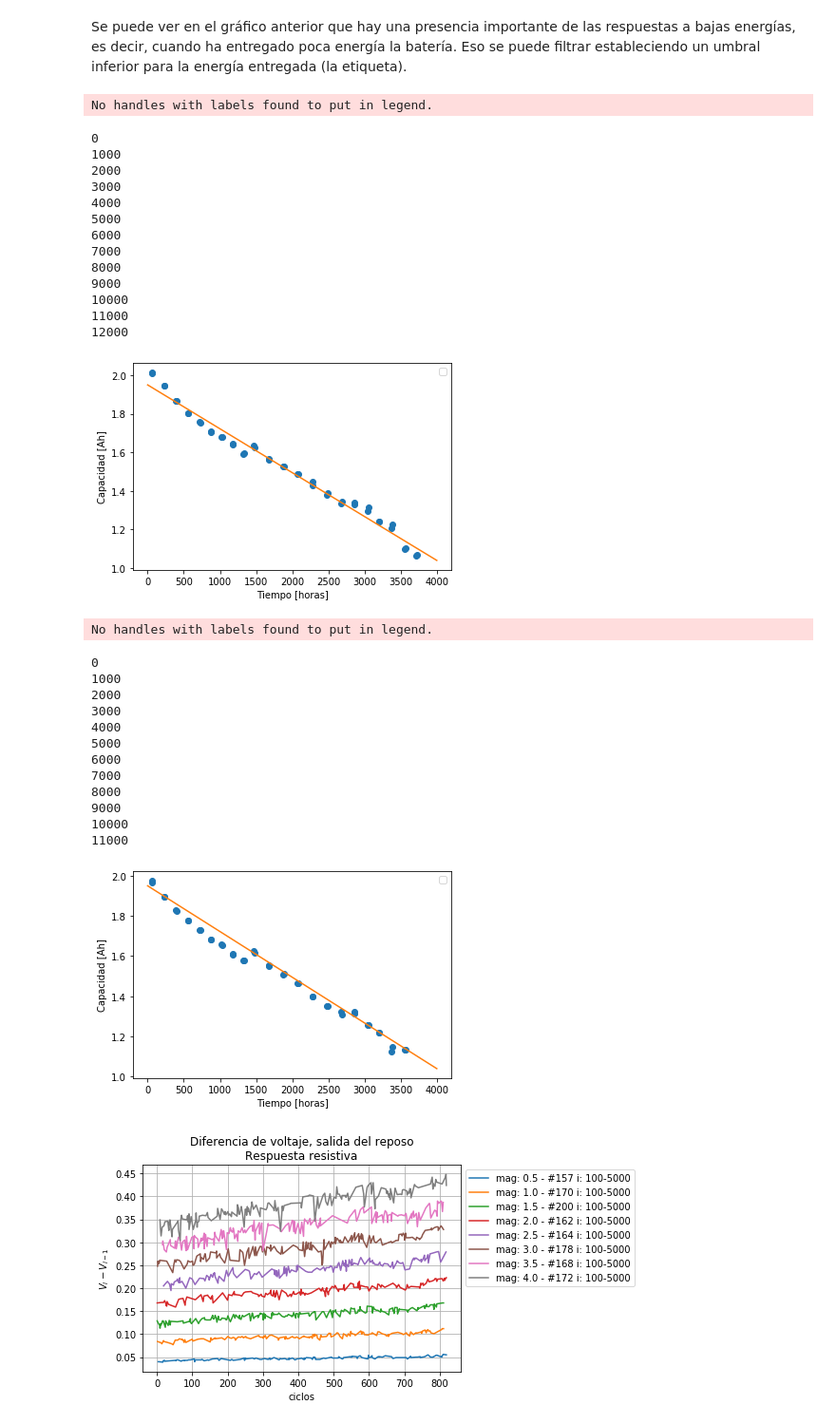
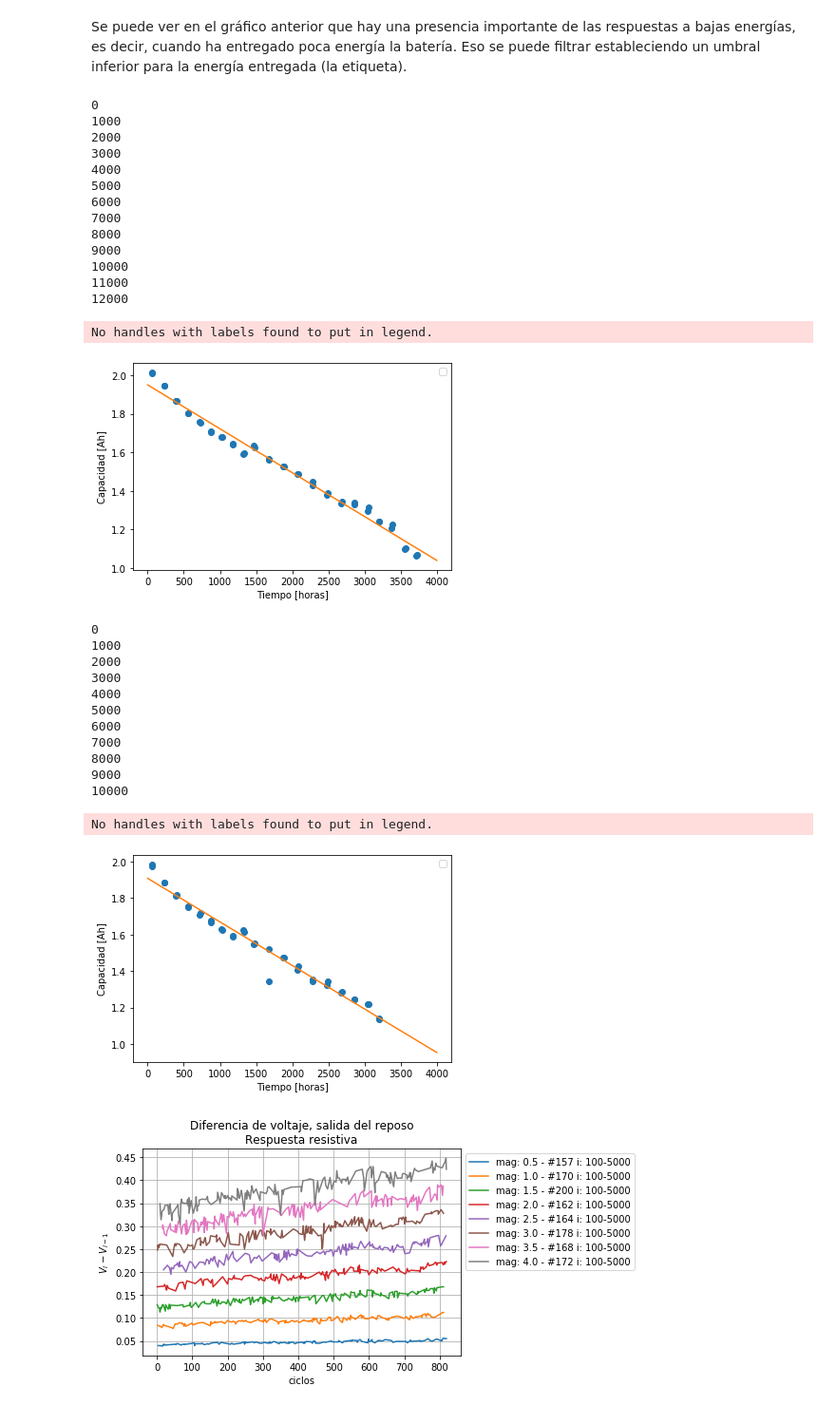
Before and after one commit to MartinVIllesca/Analisis_Baterias, a Jupyter notebook: notebooks/exploracion_cesar_2.ipynb, the cells around one changed output. Shown at 95% size. Cells and saved outputs as stored; diff of their text form; code cells hidden in the pictures.

Commit message:
predic

```diff
--- a/notebooks/exploracion_cesar_2.ipynb
+++ b/notebooks/exploracion_cesar_2.ipynb
@@ -12,7 +12,7 @@ from mpl_toolkits.mplot3d import Axes3D
 # %%
 # carga de caminata aleatoria
 documento = '../../Battery_Uniform_Distribution_Discharge_Room_Temp_DataSet_2Post/data/Matlab/RW3.mat'
-documento_2 = '../../Battery_Uniform_Distribution_Discharge_Room_Temp_DataSet_2Post/data/Matlab/RW5.mat'
+documento_2 = '../../Battery_Uniform_Distribution_Discharge_Room_Temp_DataSet_2Post/data/Matlab/RW4.mat'
 comentarios = ['discharge (random walk)',
                'rest (random walk)',
                'rest post random walk discharge']
@@ -509,6 +509,9 @@ plt.show()
 
 for i in range(3,9):
     plt.plot(df['tiempo'][i], df['temperatura'][i])
+    plt.title('tiempo vs temperatura')
+    plt.xlabel('tiempo')
+    plt.ylabel('temperatura [°C]')
 plt.show()
 # %% [output]
 [figure]
@@ -657,28 +673,29 @@ Se puede ver en el gráfico anterior que hay una presencia importante de las res
 def plot_energia_magnitud(df, min,max, ei, ef, WIN, alpha):
     df_aux = df[(df['magnitud'] >= min) & (df['magnitud'] <= max)]
     df_aux = df_aux[(df['energia'] >= ei) & (df['energia'] <= ef)]
+    df_aux['F1'] = df_aux['F1'].rolling(window=WIN).mean()
     df_aux = df_aux[df_aux['F1'] > 0.01]
-    df_aux['F1'] = df_aux['F1'].rolling(window=WIN).mean()
     plt.plot(df_aux['ciclo'], df_aux['F1'],
              label='mag: ' + str((max+min)/2) + ' - #' + str(len(df_aux)) + ' i: ' + str(ei) + '-' + str(ef))
 
 def plot_energia_magnitud_2(df, min,max, ei, ef, WIN, alpha,label_data):
     df_aux = df[(df['magnitud'] >= min) & (df['magnitud'] <= max)]
     df_aux = df_aux[(df['energia'] >= ei) & (df['energia'] <= ef)]
+    df_aux['F1'] = df_aux['F1'].rolling(window=WIN).mean()
     df_aux = df_aux[df_aux['F1'] > 0.01]
-    df_aux['F1'] = df_aux['F1'].rolling(window=WIN).mean()
     plt.plot(df_aux['ciclo'], df_aux['F1'],
              label='mag: ' + str((max+min)/2) + ' - #' + str(len(df_aux)) + ''+ 'data:' + label_data)
 
 def plot_energia_magnitud_3(df, min,max, ei, ef, WIN, alpha,label_data,model):
     df_aux = df[(df['magnitud'] >= min) & (df['magnitud'] <= max)]
     df_aux = df_aux[(df['energia'] >= ei) & (df['energia'] <= ef)]
+    df_aux['F1'] = df_aux['F1'].rolling(window=WIN).mean()
     df_aux = df_aux[df_aux['F1'] > 0.01]
-    df_aux['F1'] = df_aux['F1'].rolling(window=WIN).mean()
     T_i = [x[0]/3600 for x in df_aux['tiempo']]
     SOH_pre = model.predict(np.reshape(T_i,(len(T_i),1)))
     plt.plot(SOH_pre, df_aux['F1'],
              label='mag: ' + str((max+min)/2) + ' - #' + str(len(df_aux)) + ''+ 'data:' + label_data)
+
 
 from sklearn.linear_model import LinearRegression
 
@@ -703,63 +720,62 @@ plt.plot(T,energia_entregada,'o',tt1,val1)
 #plt.scatter(T, energia_entregada, label='descarga', facecolor='none', s=88, edgecolors='b', alpha=0.8)
 plt.ylabel('Capacidad [Ah]')
 plt.xlabel('Tiempo [horas]'),
 plt.legend()
 plt.show()
 
 #RW5
 
 lista_2 = [str('reference discharge')]
 final_2 = [str('rest post reference discharge')]
 t_descarga_2, v_descarga_2, c_descarga_2, temp_descarga_2, T_descarga_2 = carga_de_datos(documento_2, lista_2, final_2, nofinal=True)
 
 # integrar la descarga
 energia_entregada_2 = []
 T_2 = []
 for k in t_descarga_2.keys():
     energia_entregada_2.append(sum(c_descarga_2[k]) / 360)
     T_2.append(np.min(t_descarga[k]) / 3600)
 
 
 
-model_2 = LinearRegression().fit(np.reshape(T,(44,1)), np.reshape(energia_entregada,(44,1)))
+model_2 = LinearRegression().fit(np.reshape(T_2,(len(T_2),1)), np.reshape(energia_entregada_2,(len(energia_entregada_2),1)))
 tt2 = np.arange(0,4000)
-val2 = model_1.predict(np.reshape(tt2,(len(tt2),1)))
+val2 = model_2.predict(np.reshape(tt2,(len(tt2),1)))
 plt.plot(T_2,energia_entregada_2,'o',tt2,val2)
 #plt.scatter(T, energia_entregada, label='descarga', facecolor='none', s=88, edgecolors='b', alpha=0.8)
 plt.ylabel('Capacidad [Ah]')
 plt.xlabel('Tiempo [horas]'),
 plt.legend()
 plt.show()
 # %% [output]
-No handles with labels found to put in legend.
+0
+1000
+2000
+3000
+4000
+5000
+6000
+7000
+8000
+9000
+10000
+11000
+12000
-0
-1000
-2000
-3000
-4000
-5000
-6000
-7000
-8000
-9000
-10000
-11000
-12000
+No handles with labels found to put in legend.
 [figure]
-No handles with labels found to put in legend.
+0
+1000
+2000
+3000
+4000
+5000
+6000
+7000
+8000
+9000
+10000
-0
-1000
-2000
-3000
-4000
-5000
-6000
-7000
-8000
-9000
-10000
-11000
+No handles with labels found to put in legend.
-[figure, old version]
+[figure, new version]
 # %%
 
 WIN = 1
```
Also changed, not shown: parts of 11 cells of this notebook, 3 other files.
